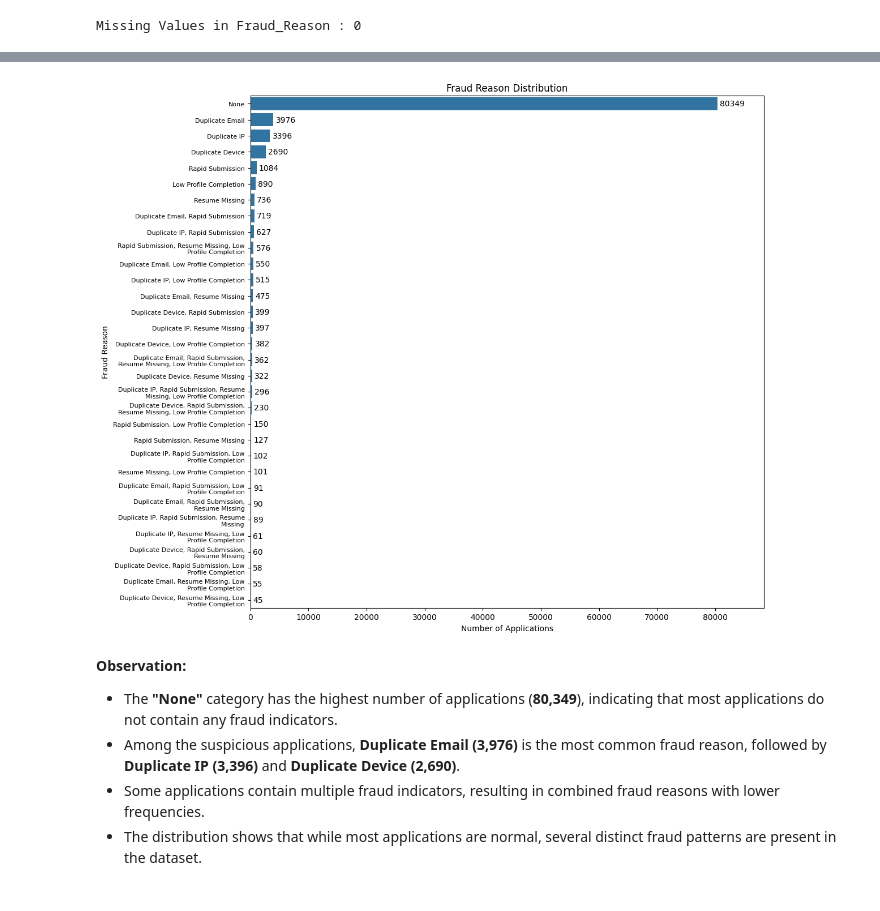
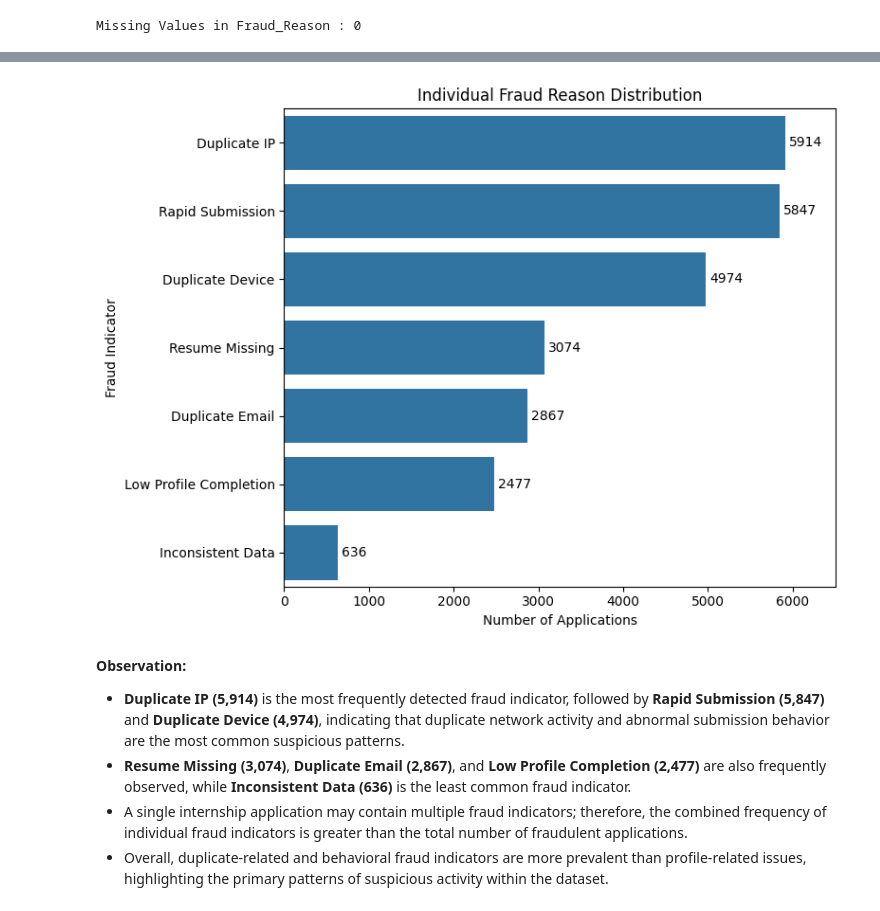
Before and after one commit to huzaifawaheed2/InterneePK-Data-Analyst-Internship, a Jupyter notebook: 03-Fraud-Detection-in-Applications/notebook/Fraud_Detection_in_Applications.ipynb, the cells around one changed output, grey strips where cells are left out. Cells and saved outputs as stored; diff of their text form; code cells hidden in the pictures.

```diff
--- a/03-Fraud-Detection-in-Applications/notebook/Fraud_Detection_in_Applications.ipynb
+++ b/03-Fraud-Detection-in-Applications/notebook/Fraud_Detection_in_Applications.ipynb
@@ -285,12 +309,12 @@ This analysis shows the number of **Normal** and **Suspicious** applications in
 # %%
 # ==========================================
-# Application Status Distribution
+# Risk Level Distribution
 # ==========================================
 
-status_counts = (
-    df_clean["Application_Status"]
+risk_level_counts = (
+    df_clean["Risk_Level"]
     .value_counts()
 )
 
-status_counts
+risk_level_counts
 # %% [output]
@@ -346,10 +377,15 @@ This analysis shows the frequency of each fraud reason identified in suspicious
 # %%
 # ==========================================
-# Fraud Reason Distribution
+# Individual Fraud Reason Distribution
 # ==========================================
 
 fraud_reason_counts = (
-    df_clean["Fraud_Reason"]
+    df_clean.loc[
+        df_clean["Fraud_Reason"] != "None",
+        "Fraud_Reason"
+    ]
+    .str.split(", ")
+    .explode()
     .value_counts()
 )
 
@@ -374,53 +402,43 @@ Duplicate Device, Resume Missing, Low Profile Completion
 Name: count, dtype: int64
 # %%
 # ==========================================
-# Fraud Reason Distribution
+# Individual Fraud Reason Distribution
 # ==========================================
 
-plt.figure(figsize=(12, 10))
+plt.figure(figsize=(8,6))
 
-ax = sns.countplot(
-    data=df_clean,
-    y="Fraud_Reason",
-    order=fraud_reason_counts.index
+ax = sns.barplot(
+    x=fraud_reason_counts.values,
+    y=fraud_reason_counts.index
 )
 
 # Add Data Labels
 for container in ax.containers:
     ax.bar_label(container, padding=3)
 
 # Increase X-axis Limit
 ax.set_xlim(0, fraud_reason_counts.max() * 1.10)
 
-# Wrap Long Labels
-wrapped_labels = [
-    "\n".join(textwrap.wrap(label.get_text(), width=40))
-    for label in ax.get_yticklabels()
-]
-
-ax.set_yticks(range(len(wrapped_labels)))
-ax.set_yticklabels(wrapped_labels, fontsize=8)
-
-plt.title("Fraud Reason Distribution")
+plt.title("Individual Fraud Reason Distribution")
 plt.xlabel("Number of Applications")
-plt.ylabel("Fraud Reason")
+plt.ylabel("Fraud Indicator")
 
 plt.tight_layout()
 
 # Save Figure
-plt.savefig(
-    "../outputs/figures/02_fraud_reason_distribution.png",
-    dpi=300,
-    bbox_inches="tight"
-)
+# plt.savefig(
+#     "../outputs/figures/02_individual_fraud_reason_distribution.png",
+#     dpi=300,
+#     bbox_inches="tight"
+# )
 
 plt.show()
 # %% [output]
-[figure, old version]
+[figure, new version]
 # %% [markdown]
 **Observation:**
 
-- The **"None"** category has the highest number of applications (**80,349**), indicating that most applications do not contain any fraud indicators.
-- Among the suspicious applications, **Duplicate Email (3,976)** is the most common fraud reason, followed by **Duplicate IP (3,396)** and **Duplicate Device (2,690)**.
-- Some applications contain multiple fraud indicators, resulting in combined fraud reasons with lower frequencies.
-- The distribution shows that while most applications are normal, several distinct fraud patterns are present in the dataset.
+- **Duplicate IP (5,914)** is the most frequently detected fraud indicator, followed by **Rapid Submission (5,847)** and **Duplicate Device (4,974)**, indicating that duplicate network activity and abnormal submission behavior are the most common suspicious patterns.
+- **Resume Missing (3,074)**, **Duplicate Email (2,867)**, and **Low Profile Completion (2,477)** are also frequently observed, while **Inconsistent Data (636)** is the least common fraud indicator.
+- A single internship application may contain multiple fraud indicators; therefore, the combined frequency of individual fraud indicators is greater than the total number of fraudulent applications.
+- Overall, duplicate-related and behavioral fraud indicators are more prevalent than profile-related issues, highlighting the primary patterns of suspicious activity within the dataset.
```
Also changed, not shown: parts of 146 cells of this notebook.
